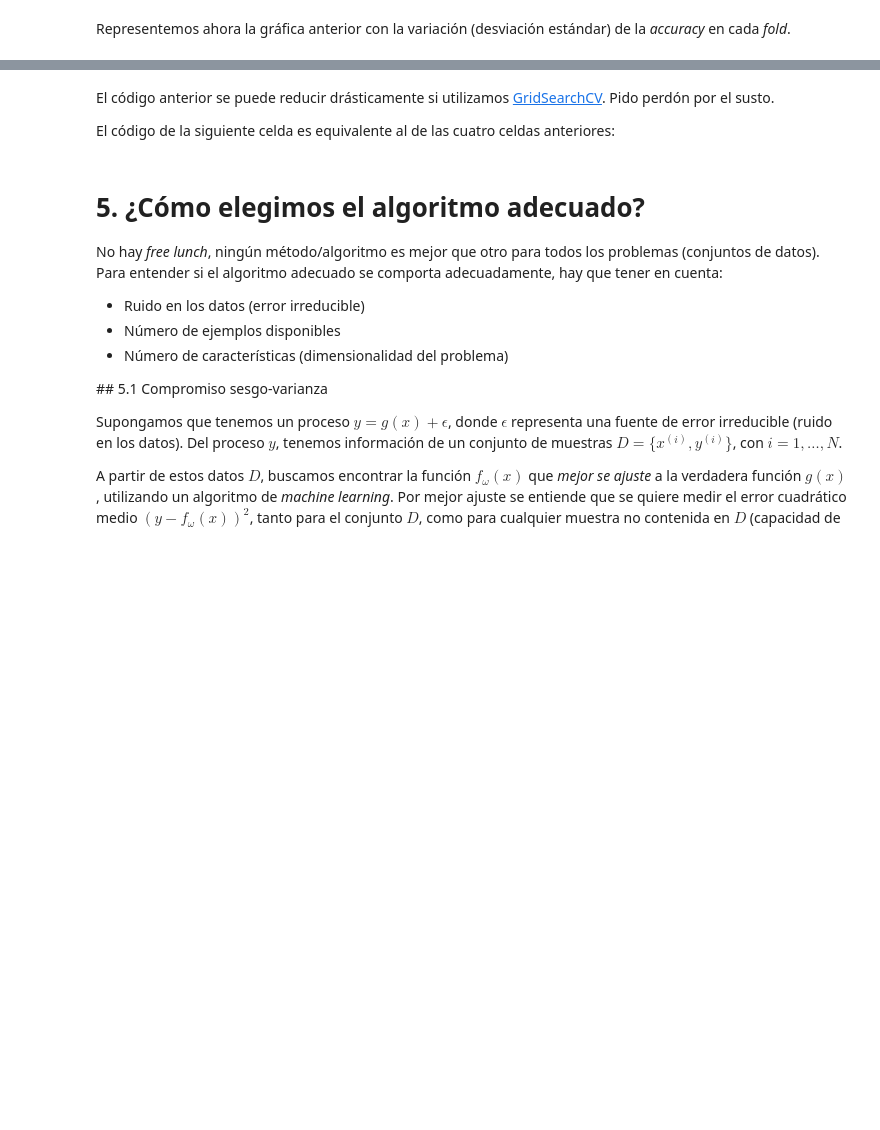
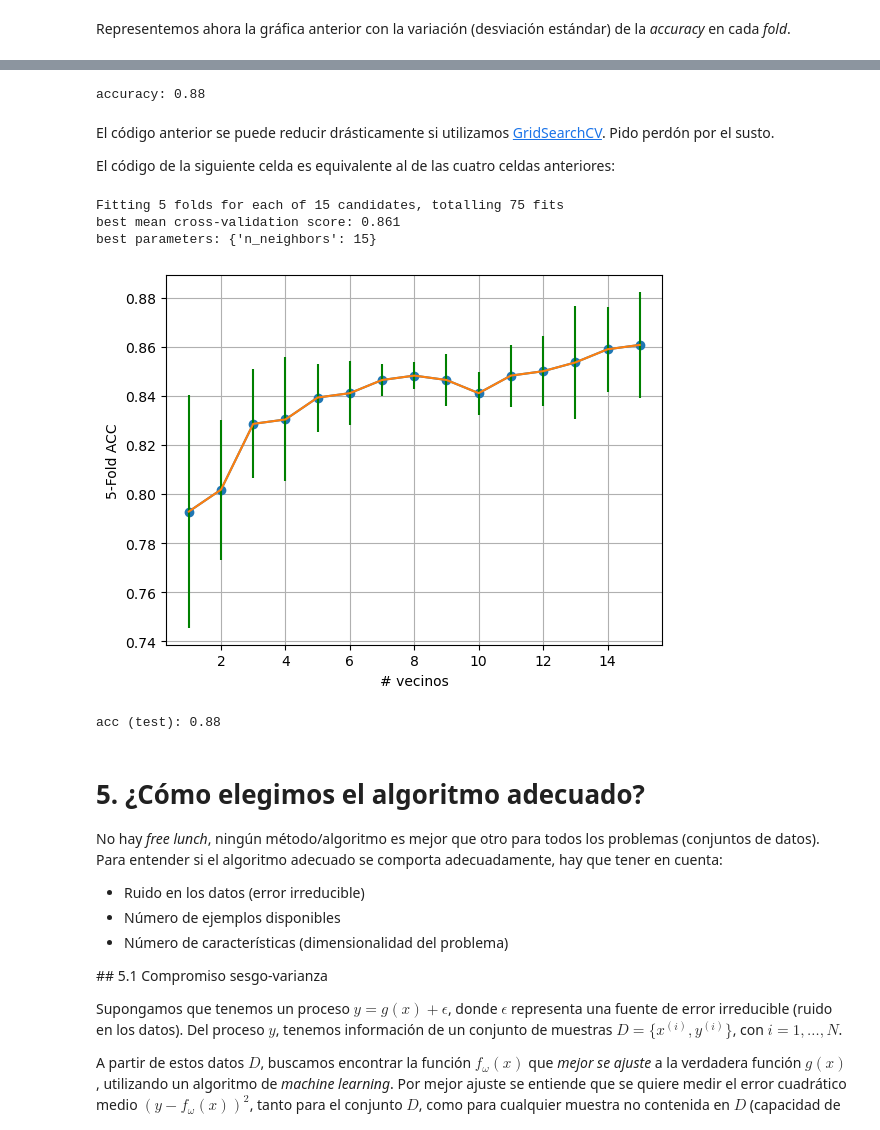
Before and after one commit to asimarra/Machine-Learning-101, a Jupyter notebook: 1. Fundamentos de Machine Learning.ipynb, the cells around one changed output, grey strips where cells are left out. Cells and saved outputs as stored; diff of their text form; code cells hidden in the pictures; blank space fills up the shorter version.

```diff
--- a/1. Fundamentos de Machine Learning.ipynb
+++ b/1. Fundamentos de Machine Learning.ipynb
@@ -548,9 +564,11 @@ plt.show()
 # %%
 # Damos las prestaciones reales del modelo (en test)
-knn = KNeighborsClassifier(n_neighbors = 10)
+knn = KNeighborsClassifier(n_neighbors = 15)
 knn.fit(X_train,y_train)
 
 print("accuracy: {:.2f}".format(knn.score(X_test, y_test)))
+# %% [output]
+accuracy: 0.88
 # %% [markdown]
 El código anterior se puede reducir drásticamente si utilizamos [GridSearchCV](http://scikit-learn.org/stable/modules/generated/sklearn.model_selection.GridSearchCV.html). Pido perdón por el susto.
 
@@ -558,23 +576,29 @@ El código de la siguiente celda es equivalente al de las cuatro celdas anterior
 # %%
 from sklearn.model_selection import GridSearchCV
 
-X_train, X_test, y_train, y_test = train_test_split(X3, y3, test_size = 0.3, shuffle = True, random_state = 0)
+X_train, X_test, y_train, y_test = train_test_split(X3, y3, test_size = 0.3, shuffle = True, random_state = 0, stratify=y3)
 
 param_grid = {'n_neighbors':  np.arange(1, 16, 1)}
 grid = GridSearchCV(KNeighborsClassifier(), scoring= 'accuracy', param_grid=param_grid, cv = 5, verbose=1).fit(X_train, y_train)
 print("best mean cross-validation score: {:.3f}".format(grid.best_score_))
 print("best parameters: {}".format(grid.best_params_))
 
 scores = np.array(grid.cv_results_['mean_test_score']) #¡cuidado, lo llaman test cuando es validación!
 stdvalues = np.array(grid.cv_results_['std_test_score'])
 plt.plot(np.arange(1, 16, 1),scores,'-o')
 plt.errorbar(nVecinos, scores, yerr=stdvalues, ecolor='g')
 plt.xlabel('# vecinos')
 plt.ylabel('5-Fold ACC')
 plt.grid()
 plt.show()
 
 print("acc (test): {:.2f}".format(grid.score(X_test, y_test)))
+# %% [output]
+Fitting 5 folds for each of 15 candidates, totalling 75 fits
+best mean cross-validation score: 0.861
+best parameters: {'n_neighbors': 15}
+[figure, added]
+acc (test): 0.88
 # %% [markdown]
 # 5. ¿Cómo elegimos el algoritmo adecuado?
 
```
Also changed, not shown: parts of 10 cells of this notebook, 5 other files.
